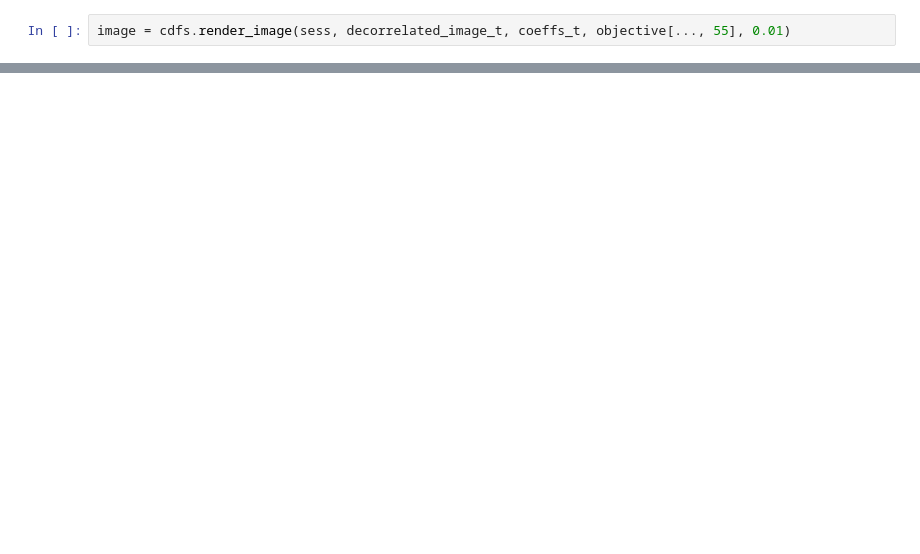
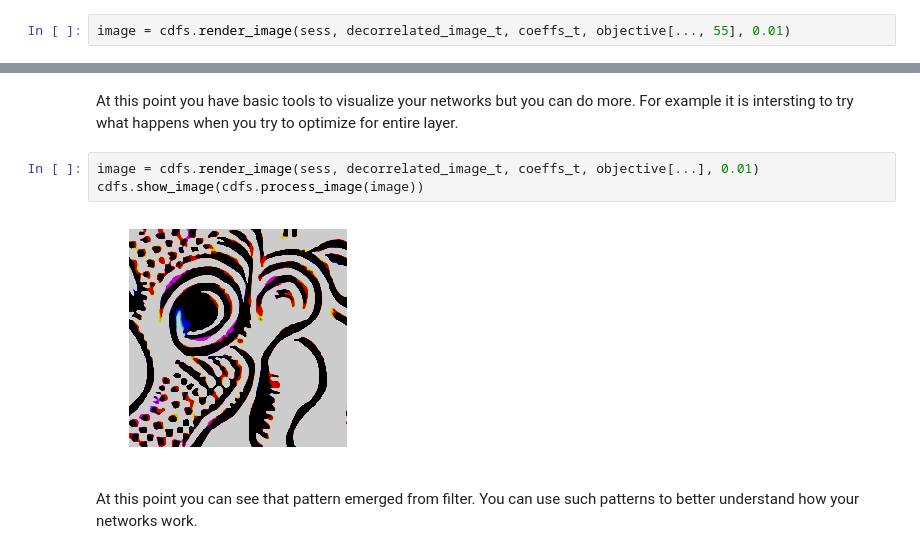
Before and after one commit to Showmax/conveiro, a Jupyter notebook: docs/cdfs.ipynb, the cells around one changed output, grey strips where cells are left out. Drawn from its saved outputs; the diff is of its cells as text; blank space fills up the shorter version.

```diff
--- a/docs/cdfs.ipynb
+++ b/docs/cdfs.ipynb
@@ -42,0 +59,9 @@ cdfs.show_image(cdfs.process_image(image))
+# %% [markdown]
+At this point you have basic tools to visualize your networks but you can do more. For example it is intersting to try what happens when you try to optimize for entire layer.
+# %%
+image = cdfs.render_image(sess, decorrelated_image_t, coeffs_t, objective[...], 0.01)
+cdfs.show_image(cdfs.process_image(image))
+# %% [output]
+[figure, added]
+# %% [markdown]
+At this point you can see that pattern emerged from filter. You can use such patterns to better understand how your networks work.
```
Also changed, not shown: parts of 11 cells of this notebook.
